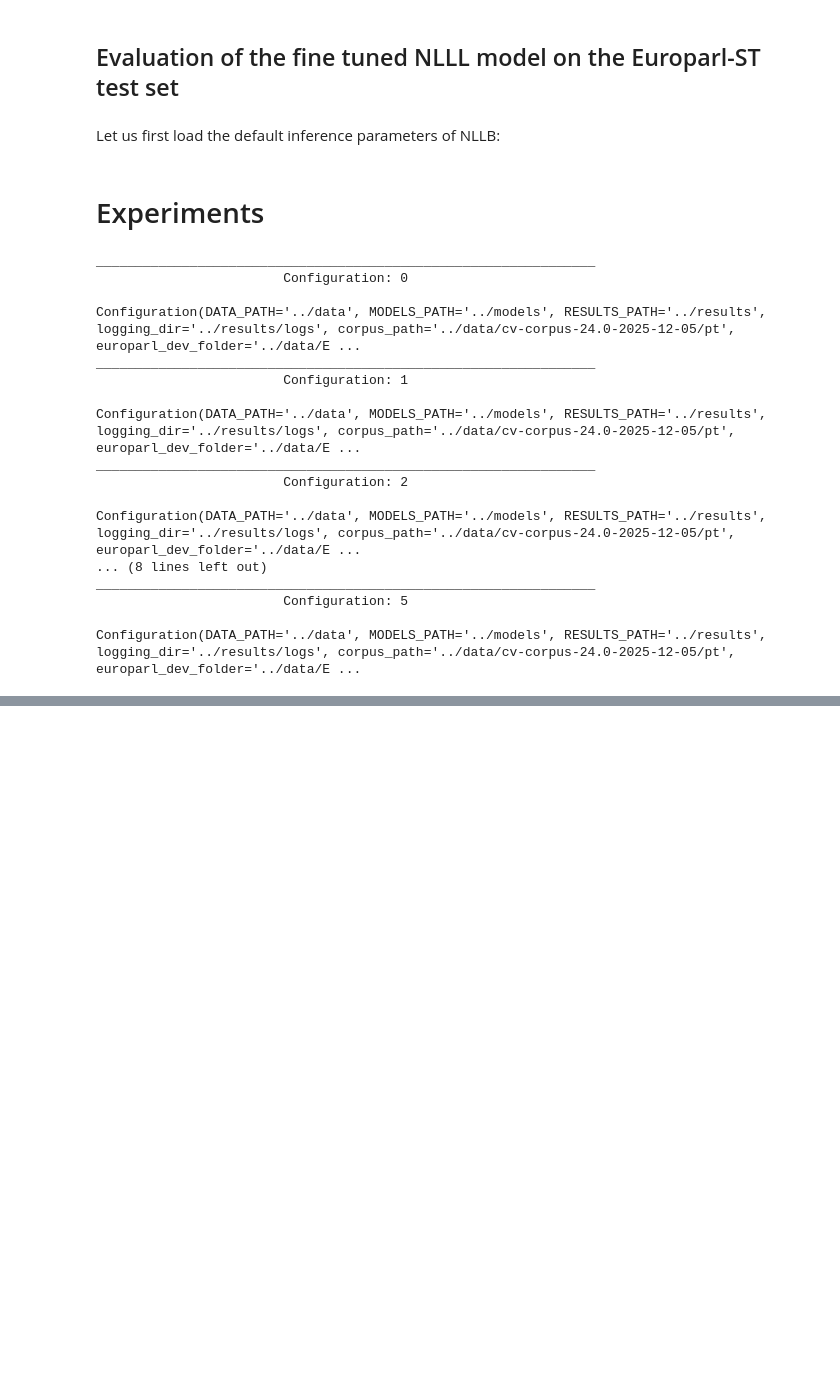
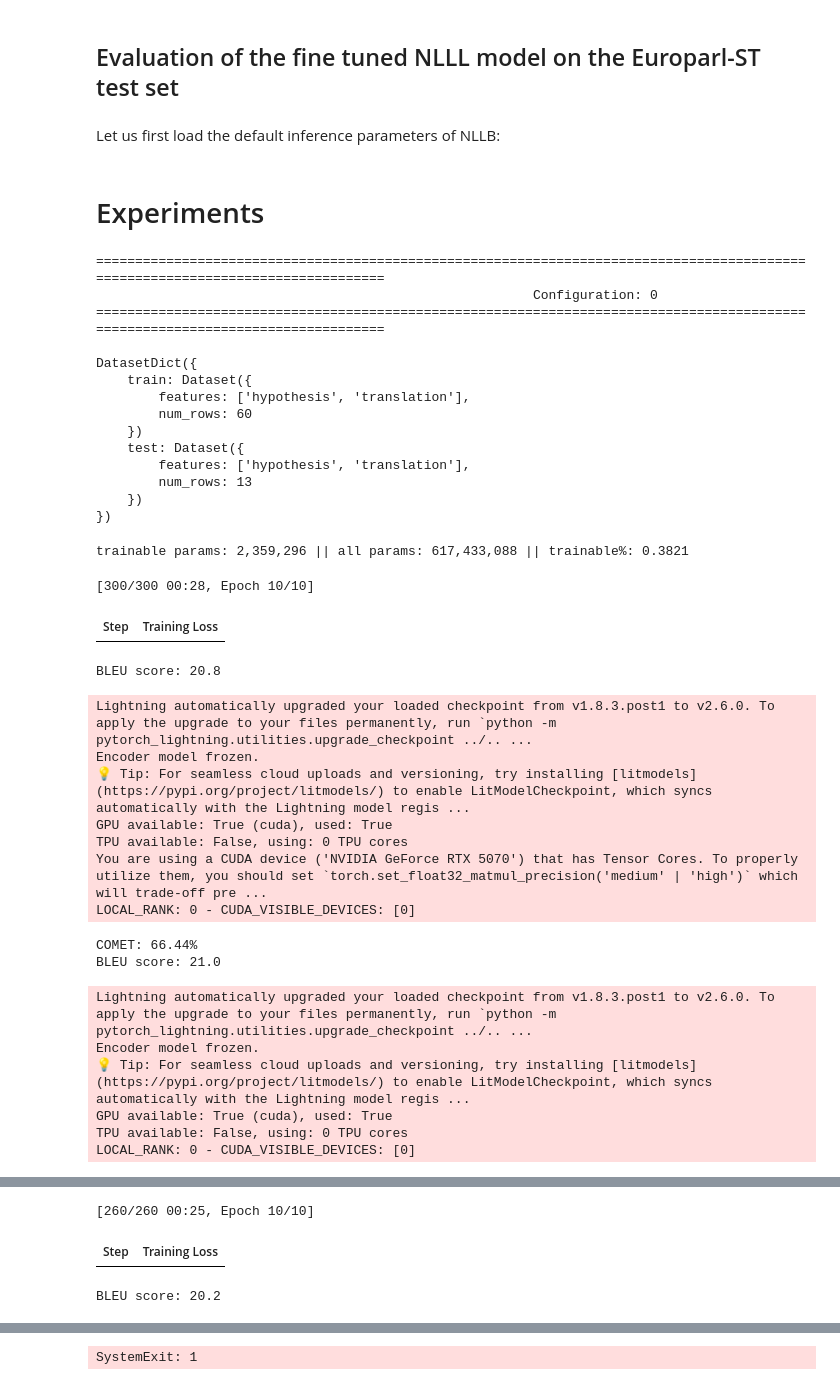
Before and after one commit to MiquelGomezCorral/TA-Portuguesse-English-ST, a Jupyter notebook: notebooks/Extra3-L4.4_ST_Cascade_Whisper_NLLB_Finetuning_Europarl-ST.ipynb, the cells around one changed output, grey strips where cells are left out. Drawn from its saved outputs; the diff is of its cells as text; code cells hidden in the pictures; blank space fills up the shorter version.

Commit message:
beetter configs

```diff
--- a/notebooks/Extra3-L4.4_ST_Cascade_Whisper_NLLB_Finetuning_Europarl-ST.ipynb
+++ b/notebooks/Extra3-L4.4_ST_Cascade_Whisper_NLLB_Finetuning_Europarl-ST.ipynb
@@ -33,7 +33,7 @@ CONFIG = Configuration(
     max_tok_length = 275,
     batch_size = 2,
     # test_batch_size = 32,
-    max_epoch = 10,
+    max_epoch = 20,
 
 )
 # %% [output]
@@ -46,6 +62,7 @@ from evaluate import load
 from datasets import load_dataset
 from peft import prepare_model_for_kbit_training, LoraConfig, get_peft_model
 from transformers import AutoTokenizer, BitsAndBytesConfig, AutoModelForSeq2SeqLM, DataCollatorForSeq2Seq, Seq2SeqTrainingArguments
+from maikol_utils.print_utils import print_color
 
 def train_model(CONFIG: Configuration):
     raw_datasets = load_dataset("csv", data_files=os.path.join(CONFIG.RESULTS_PATH, "L4.1_ASR_Whisper_Baseline_dev_Europarl-ST.csv"))
@@ -53,8 +70,8 @@ def train_model(CONFIG: Configuration):
     raw_datasets = raw_datasets.select_columns(
         [CONFIG.input_col,"translation"]
     )
-    raw_datasets = raw_datasets["train"].train_test_split(test_size=1-CONFIG.test_split, shuffle=False)
-    print(raw_datasets)
+    raw_datasets = raw_datasets["train"].train_test_split(test_size=CONFIG.test_split, shuffle=False)
+    print_color(raw_datasets, color="cyan")
 
 
     # from flores200_codes import flores_codes
@@ -155,7 +172,7 @@ def train_model(CONFIG: Configuration):
     # ===========================================
     args = Seq2SeqTrainingArguments(
         os.path.join(CONFIG.MODELS_PATH, CONFIG.fine_tune_model_name),
-        eval_strategy = "epoch",
+        eval_strategy = "no",
         learning_rate=1e-4,
         per_device_train_batch_size=CONFIG.batch_size,
         per_device_eval_batch_size=CONFIG.batch_size,
@@ -178,6 +195,8 @@ def train_model(CONFIG: Configuration):
     )
 
     trainer.train()
+
+    return tokenizer, lora_model
 # %% [markdown]
 ## Evaluation of the fine tuned NLLL model on the Europarl-ST test set
 # %% [markdown]
@@ -192,11 +211,11 @@ from maikol_utils.print_utils import print_color
 def evaluate_model(CONFIG: Configuration, tokenizer, lora_model):
     # Load generation config
     generation_config = GenerationConfig.from_pretrained(CONFIG.model_name)
-    print_color(generation_config, color="italic")
+    # print_color(generation_config, color="italic")
 
     # Load evaluation dataset
     raw_datasets = load_dataset("csv", data_files=os.path.join(CONFIG.RESULTS_PATH, "L4.1_ASR_Whisper_Baseline_Europarl-ST.csv"))
-    print_color(raw_datasets, color="italic")
+    # print_color(raw_datasets, color="italic")
 
 
     # Each sample pair is preprocessed according to the training needs of the model that has been finetuned:
@@ -232,11 +251,11 @@ def evaluate_model(CONFIG: Configuration, tokenizer, lora_model):
     references_clean = [normalizer(text) for text in references] if CONFIG.normalize else references
     metric = load("sacrebleu")
     result = metric.compute(predictions=decoded_preds_clean, references=references_clean)
-    print_color(f'BLEU score: {result["score"]:.1f}', color="cyan")
+    print_color(f'BLEU score: {result["score"]:.1f}', color="green")
 
     comet_metric = load('comet')
     comet_score = comet_metric.compute(predictions=decoded_preds_clean, references=references_clean, sources=raw_datasets["train"][CONFIG.input_col])
-    print_color(f"COMET: {comet_score['mean_score']:.2%}", color="cyan")
+    print_color(f"COMET: {comet_score['mean_score']:.2%}", color="green")
 # %% [markdown]
 # Experiments
 # %%
@@ -251,43 +270,62 @@ configurations = [
 # %%
 from maikol_utils.print_utils import print_separator
 from dataclasses import replace
 
 commets, bleus = [], []
 for i, config in enumerate(configurations):
-    print_separator(f"Configuration: {i}")
+    print_separator(f"Configuration: {i}", sep_type="SUPER")
 
     CONFIG_AUX = replace(
         CONFIG,
         **config
     )
-    print(CONFIG_AUX)
+    # print(CONFIG_AUX)
 
 
     # ============= TRAIN ============
     tokenizer, lora_model = train_model(CONFIG_AUX)
 
     # ============= TEST ============
+    print_separator("NORAMALIZE", sep_type="LONG")
     evaluate_model(CONFIG_AUX, tokenizer, lora_model)
     CONFIG_AUX = replace(
         CONFIG,
         normalize = False,
     )
+
+    print_separator("NO NORAMALIZE", sep_type="LONG")
     evaluate_model(CONFIG_AUX, tokenizer, lora_model)
 # %% [output]
-________________________________________________________________
-                        Configuration: 0
+================================================================================================================================
+                                                        Configuration: 0
+================================================================================================================================
 
-Configuration(DATA_PATH='../data', MODELS_PATH='../models', RESULTS_PATH='../results', logging_dir='../results/logs', corpus_path='../data/cv-corpus-24.0-2025-12-05/pt', europarl_dev_folder='../data/E ...
-________________________________________________________________
-                        Configuration: 1
-
-Configuration(DATA_PATH='../data', MODELS_PATH='../models', RESULTS_PATH='../results', logging_dir='../results/logs', corpus_path='../data/cv-corpus-24.0-2025-12-05/pt', europarl_dev_folder='../data/E ...
-________________________________________________________________
-                        Configuration: 2
-
-Configuration(DATA_PATH='../data', MODELS_PATH='../models', RESULTS_PATH='../results', logging_dir='../results/logs', corpus_path='../data/cv-corpus-24.0-2025-12-05/pt', europarl_dev_folder='../data/E ...
-... (8 lines left out)
-________________________________________________________________
-                        Configuration: 5
-
-Configuration(DATA_PATH='../data', MODELS_PATH='../models', RESULTS_PATH='../results', logging_dir='../results/logs', corpus_path='../data/cv-corpus-24.0-2025-12-05/pt', europarl_dev_folder='../data/E ...
+DatasetDict({
+    train: Dataset({
+        features: ['hypothesis', 'translation'],
+        num_rows: 60
+    })
+    test: Dataset({
+        features: ['hypothesis', 'translation'],
+        num_rows: 13
+    })
+})
+trainable params: 2,359,296 || all params: 617,433,088 || trainable%: 0.3821
+[300/300 00:28, Epoch 10/10]
+| Step | Training Loss |
+BLEU score: 20.8
+Lightning automatically upgraded your loaded checkpoint from v1.8.3.post1 to v2.6.0. To apply the upgrade to your files permanently, run `python -m pytorch_lightning.utilities.upgrade_checkpoint ../.. ...
+Encoder model frozen.
+💡 Tip: For seamless cloud uploads and versioning, try installing [litmodels](https://pypi.org/project/litmodels/) to enable LitModelCheckpoint, which syncs automatically with the Lightning model regis ...
+GPU available: True (cuda), used: True
+TPU available: False, using: 0 TPU cores
+You are using a CUDA device ('NVIDIA GeForce RTX 5070') that has Tensor Cores. To properly utilize them, you should set `torch.set_float32_matmul_precision('medium' | 'high')` which will trade-off pre ...
+LOCAL_RANK: 0 - CUDA_VISIBLE_DEVICES: [0]
+COMET: 66.44%
+BLEU score: 21.0
+Lightning automatically upgraded your loaded checkpoint from v1.8.3.post1 to v2.6.0. To apply the upgrade to your files permanently, run `python -m pytorch_lightning.utilities.upgrade_checkpoint ../.. ...
+Encoder model frozen.
+💡 Tip: For seamless cloud uploads and versioning, try installing [litmodels](https://pypi.org/project/litmodels/) to enable LitModelCheckpoint, which syncs automatically with the Lightning model regis ...
+GPU available: True (cuda), used: True
+TPU available: False, using: 0 TPU cores
+LOCAL_RANK: 0 - CUDA_VISIBLE_DEVICES: [0]
@@ -293,0 +348,3 @@ Configuration(DATA_PATH='../data', MODELS_PATH='../models', RESULTS_PATH='../res
+[260/260 00:25, Epoch 10/10]
+| Step | Training Loss |
+BLEU score: 20.2
@@ -293,0 +359 @@ Configuration(DATA_PATH='../data', MODELS_PATH='../models', RESULTS_PATH='../res
+SystemExit: 1
```
Also changed, not shown: parts of 2 cells of this notebook.
